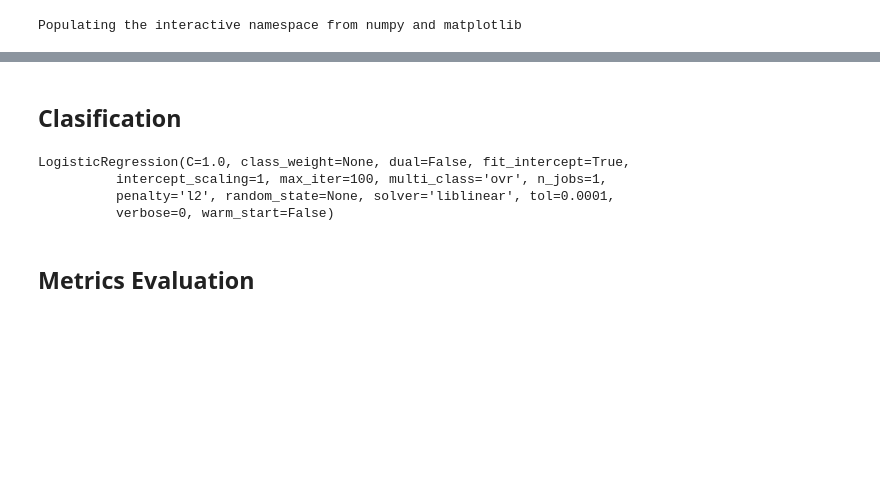
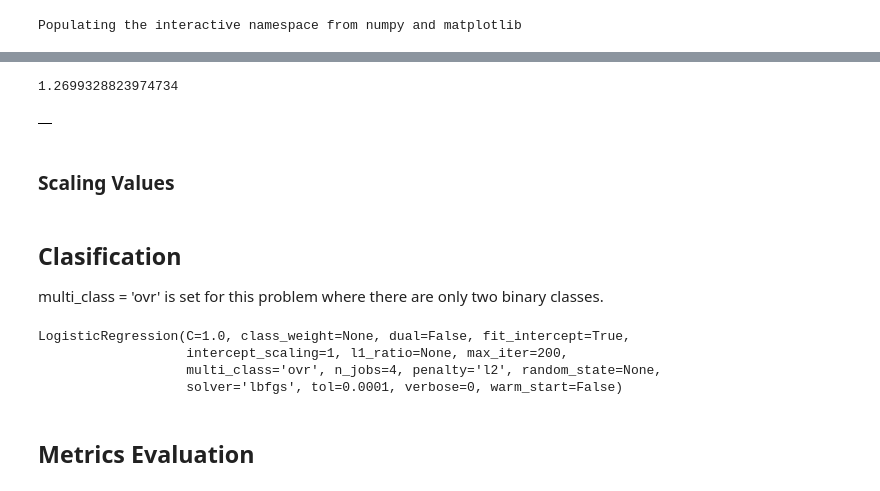
Before and after one commit to sorice/2017paraphrasebsent, a Jupyter notebook: 04.1-Classification.ipynb, the cells around one changed output, grey strips where cells are left out. Saved outputs shown, nothing was run; the diff lists cells and outputs as text; code cells hidden in the pictures; blank space fills up the shorter version.

```diff
--- a/04.1-Classification.ipynb
+++ b/04.1-Classification.ipynb
@@ -22 +59,20 @@ x,y = msrpc.data, msrpc.target
+# %%
+is_inf = df.yule_distance == np.inf
+is_ninf = df.yule_distance == -np.inf
+yule_mean = df.yule_distance[~is_inf & ~is_ninf].mean()
+print(yule_mean)
+col_mask=df.isnull().any(axis=0)
+row_mask=df.isnull().any(axis=1)
+df.loc[row_mask,col_mask] = yule_mean
+df.replace([np.inf, -np.inf], yule_mean, inplace=True)
+# %% [output]
+1.2699328823974734
+# %%
+col_mask=df.isnull().any(axis=0)
+row_mask=df.isnull().any(axis=1)
+df.loc[row_mask,col_mask]
+# %% [output]
+|  |
+# %% [markdown]
+### Scaling Values
 # %%
@@ -37,14 +89,16 @@ from sklearn.cross_validation import train_test_split
 X_train, X_test, y_train, y_test = train_test_split(Xs, y, test_size=0.3, random_state=4)
 
 #Stratified Kfold not implemented yet.
-# %% [markdown]
-## Clasification
+# %% [markdown]
+## Clasification
+
+multi_class = 'ovr' is set for this problem where there are only two binary classes.
 # %%
 # import the class
 from sklearn.linear_model import LogisticRegression
 
 # instantiate the model (using the default parameters)
-logreg = LogisticRegression()
+logreg = LogisticRegression(max_iter=200, n_jobs=4, multi_class='ovr')
 
 #New data after Feature Selection
 #Xs_train, ys_train, Xs_test, ys_test = get_train_test(x_n,Y)
@@ -53,9 +107,9 @@ logreg = LogisticRegression()
 logreg.fit(X_train, y_train)
 # %% [output]
 LogisticRegression(C=1.0, class_weight=None, dual=False, fit_intercept=True,
-          intercept_scaling=1, max_iter=100, multi_class='ovr', n_jobs=1,
-          penalty='l2', random_state=None, solver='liblinear', tol=0.0001,
-          verbose=0, warm_start=False)
+                   intercept_scaling=1, l1_ratio=None, max_iter=200,
+                   multi_class='ovr', n_jobs=4, penalty='l2', random_state=None,
+                   solver='lbfgs', tol=0.0001, verbose=0, warm_start=False)
 # %% [markdown]
 ## Metrics Evaluation
 # %%
```
Also changed, not shown: parts of 22 cells of this notebook, 1 other file.
